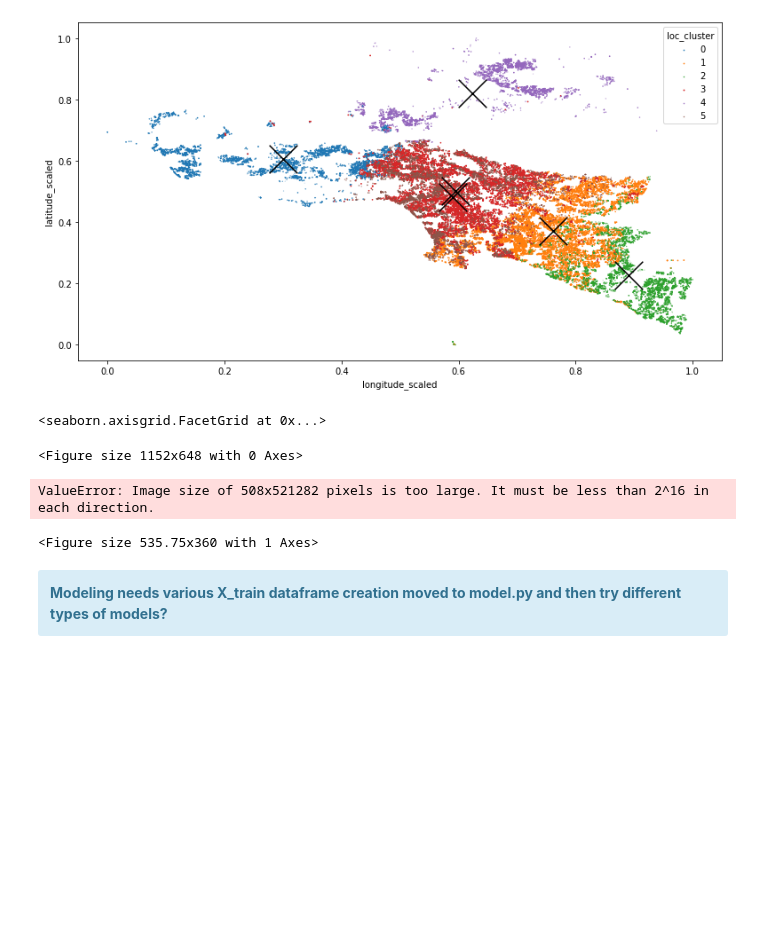
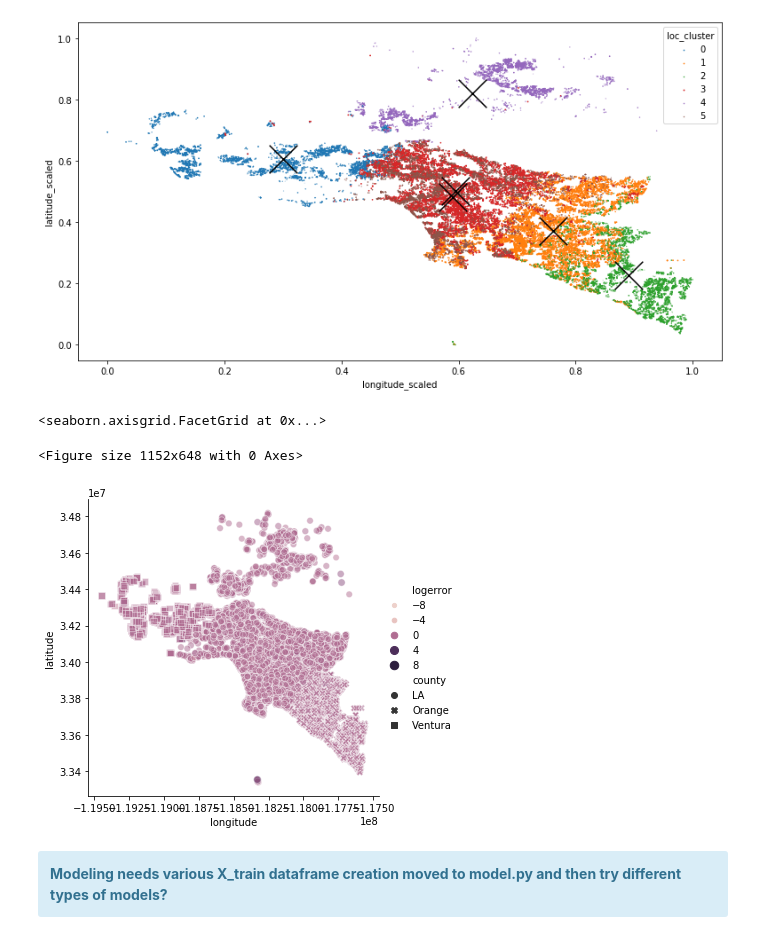
Before and after one commit to RyvynYoung/Zillow_Clustering_Project, a Jupyter notebook: mvp.ipynb, the cells around one changed output. Cells and saved outputs as stored; diff of their text form; code cells hidden in the pictures; blank space fills up the shorter version.

```diff
--- a/mvp.ipynb
+++ b/mvp.ipynb
@@ -550,12 +539,11 @@ X_train_scaled.groupby('loc_cluster').mean().plot.scatter(y='latitude_scaled', x
 [figure]
 # %%
 plt.figure(figsize=(16,9))
-sns.relplot(data=X_train_exp, x='longitude', y='latitude', hue='logerror', size='logerror', style='county', palette="deep", alpha=.5)
+sns.relplot(data=X_train_exp, x='longitude', y='latitude', hue='logerror', size='logerror', style='county', alpha=.5)
 # %% [output]
 <seaborn.axisgrid.FacetGrid at 0x...>
 <Figure size 1152x648 with 0 Axes>
-ValueError: Image size of 508x521282 pixels is too large. It must be less than 2^16 in each direction.
-<Figure size 535.75x360 with 1 Axes>
+[figure, added]
 # %% [markdown]
 <div class="alert alert-block alert-info"><b>Modeling needs various X_train dataframe creation moved to model.py and then try different types of models?</div>
 # %% [markdown]
```
Also changed, not shown: parts of 23 cells of this notebook, 3 other files.
